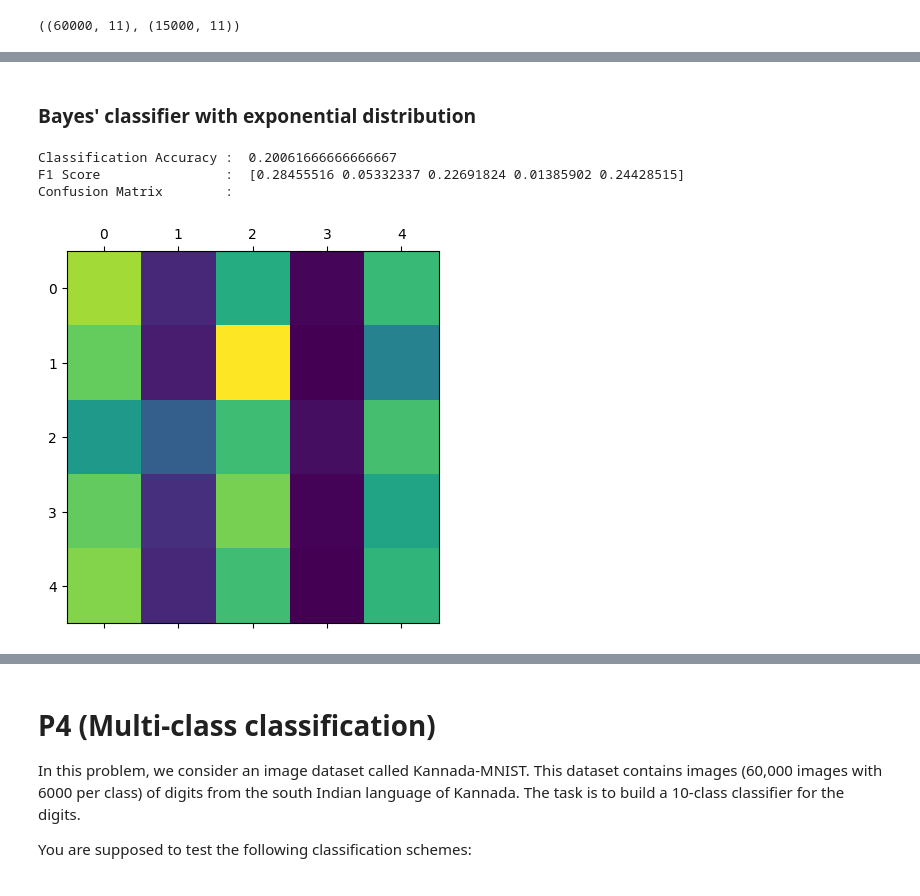
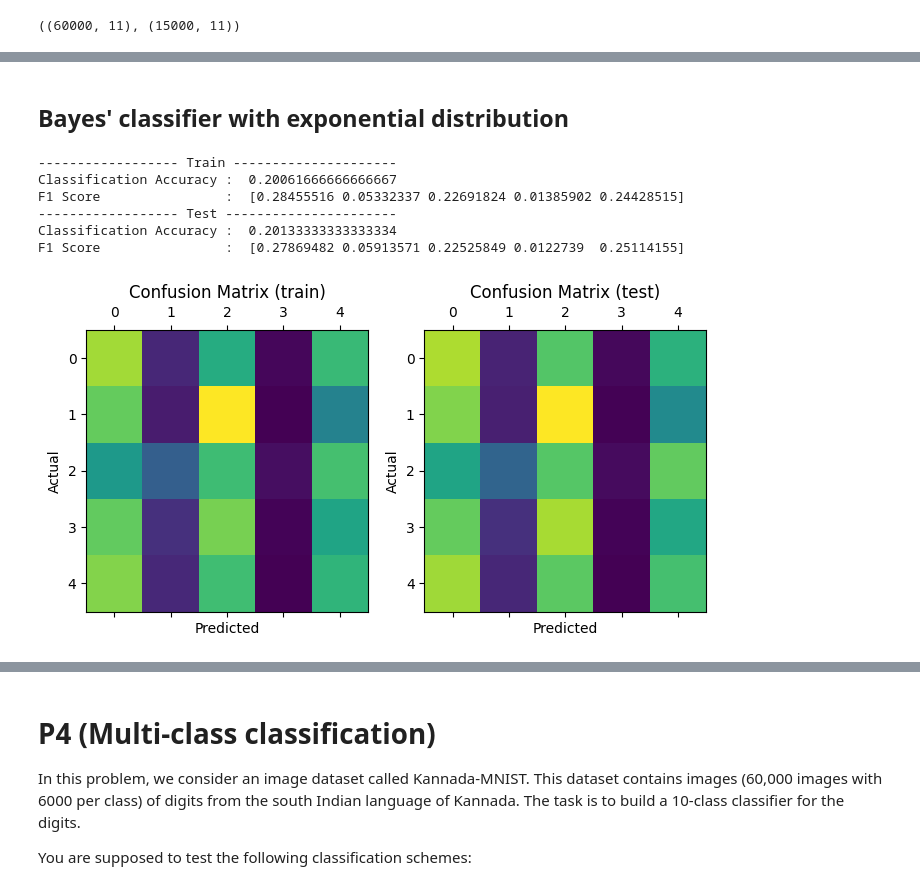
Before and after one commit to lokesh1197/PRNN-2023, a Jupyter notebook: solution.ipynb, the cells around one changed output, grey strips where cells are left out. Drawn from its saved outputs; the diff is of its cells as text; code cells hidden in the pictures.

```diff
--- a/solution.ipynb
+++ b/solution.ipynb
@@ -363,5 +409,5 @@ def splitData(data):
     return X, Y
 
 X, Y = splitData(p3["train"])
-X_test, Y_test = splitData(p3["train"])
+X_test, Y_test = splitData(p3["test"])
 # %% [markdown]
@@ -369,4 +415,7 @@ X_test, Y_test = splitData(p3["train"])
 # %%
-# --------------- Train --------------------
-metrics.print(X, Y, classes, logNormal)
+def logNormal(x, mean, cov):
+    return - 0.5 * (np.log(2 * np.pi * np.linalg.det(cov)) + ((x - mean) @ np.linalg.inv(cov) @ (x - mean)))
+
+p3["result"] = [[] for _ in range(5)]
+p3["result"][0] = metrics.print(X, Y, X_test, Y_test, classes, logNormal)
 # %% [output]
@@ -385,10 +429,22 @@ Confusion Matrix        :
 # %% [markdown]
-### Bayes' classifier with exponential distribution
+## Bayes' classifier with exponential distribution
 # %%
-# --------------- Train --------------------
-metrics.print(X, Y, classes, logExp)
+# assume independent features
+def logExp(x, mean, _):
+    # ignore features with negative mean
+    # for i in range(mean.size):
+    #     if x[i] <= 0:
+    #         np.delete(mean, i)
+    #         np.delete(x, i)
+    # print("Mean: ", mean)
+    return np.log(np.abs(np.prod(mean))) - np.reciprocal(mean) @ x
+
+p3["result"][1] = metrics.print(X, Y, X_test, Y_test, classes, logExp)
 # %% [output]
+------------------ Train ---------------------
 Classification Accuracy :  0.20061666666666667
 F1 Score                :  [0.28455516 0.05332337 0.22691824 0.01385902 0.24428515]
-Confusion Matrix        :
+------------------ Test ----------------------
+Classification Accuracy :  0.20133333333333334
+F1 Score                :  [0.27869482 0.05913571 0.22525849 0.0122739  0.25114155]
-[figure, old version]
+[figure, new version]
```
Also changed, not shown: parts of 38 cells of this notebook.
